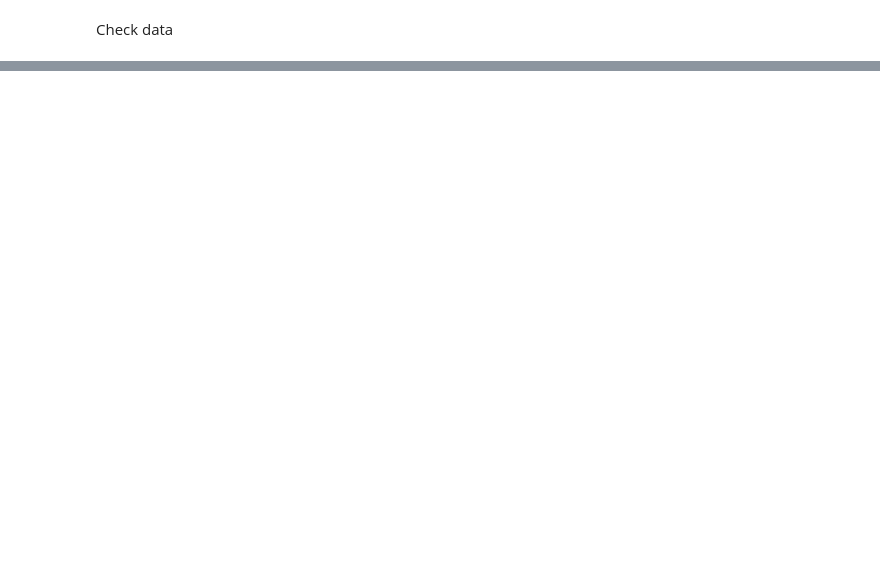
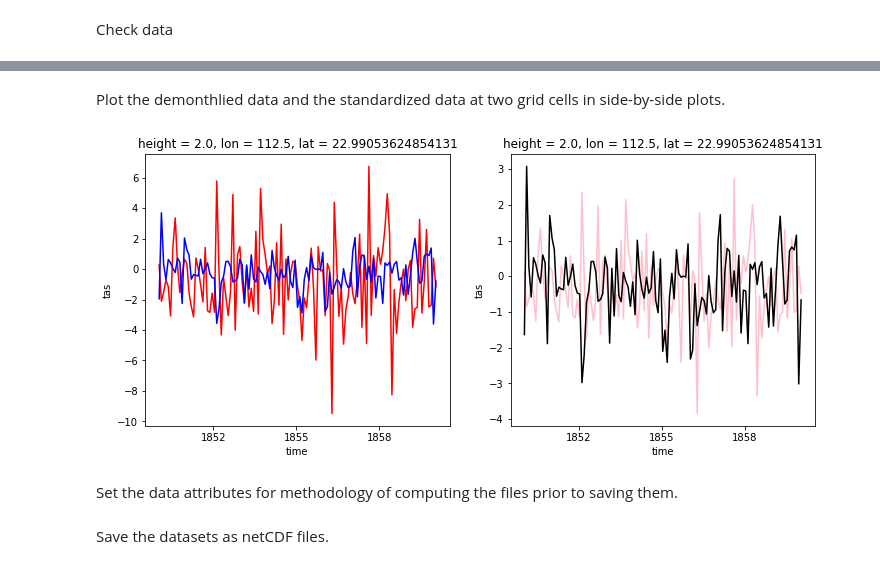
Before and after one commit to darothen/cmip6hack-toe, a Jupyter notebook: notebooks/01a_noise_calculation.ipynb, the cells around one changed output, grey strips where cells are left out. Cells and saved outputs as stored; diff of their text form; code cells hidden in the pictures; blank space fills up the shorter version.

```diff
--- a/notebooks/01a_noise_calculation.ipynb
+++ b/notebooks/01a_noise_calculation.ipynb
@@ -123,0 +212,16 @@ demonthlied_data.sel(time=slice('1850-01-16T12:00:00','1860-01-16T12:00:00')).is
+# %% [markdown]
+Plot the demonthlied data and the standardized data at two grid cells in side-by-side plots.
+# %%
+plt.subplot(121)
+demonthlied_data.sel(time=slice('1850-01-16T12:00:00','1860-01-16T12:00:00')).isel(lat=0,lon=0).plot(c='r')
+demonthlied_data.sel(time=slice('1850-01-16T12:00:00','1860-01-16T12:00:00')).isel(lat=100,lon=100).plot(c='b')
+
+plt.subplot(122)
+thedata.sel(time=slice('1850-01-16T12:00:00','1860-01-16T12:00:00')).isel(lat=0,lon=0).plot(c='pink')
+thedata.sel(time=slice('1850-01-16T12:00:00','1860-01-16T12:00:00')).isel(lat=100,lon=100).plot(c='k')
+
+plt.gcf().set_size_inches((12,5))
+# %% [output]
+[figure, added]
+# %% [markdown]
+Set the data attributes for methodology of computing the files prior to saving them.
@@ -123,0 +235,2 @@ demonthlied_data.sel(time=slice('1850-01-16T12:00:00','1860-01-16T12:00:00')).is
+# %% [markdown]
+Save the datasets as netCDF files.
```
Also changed, not shown: parts of 34 cells of this notebook.
